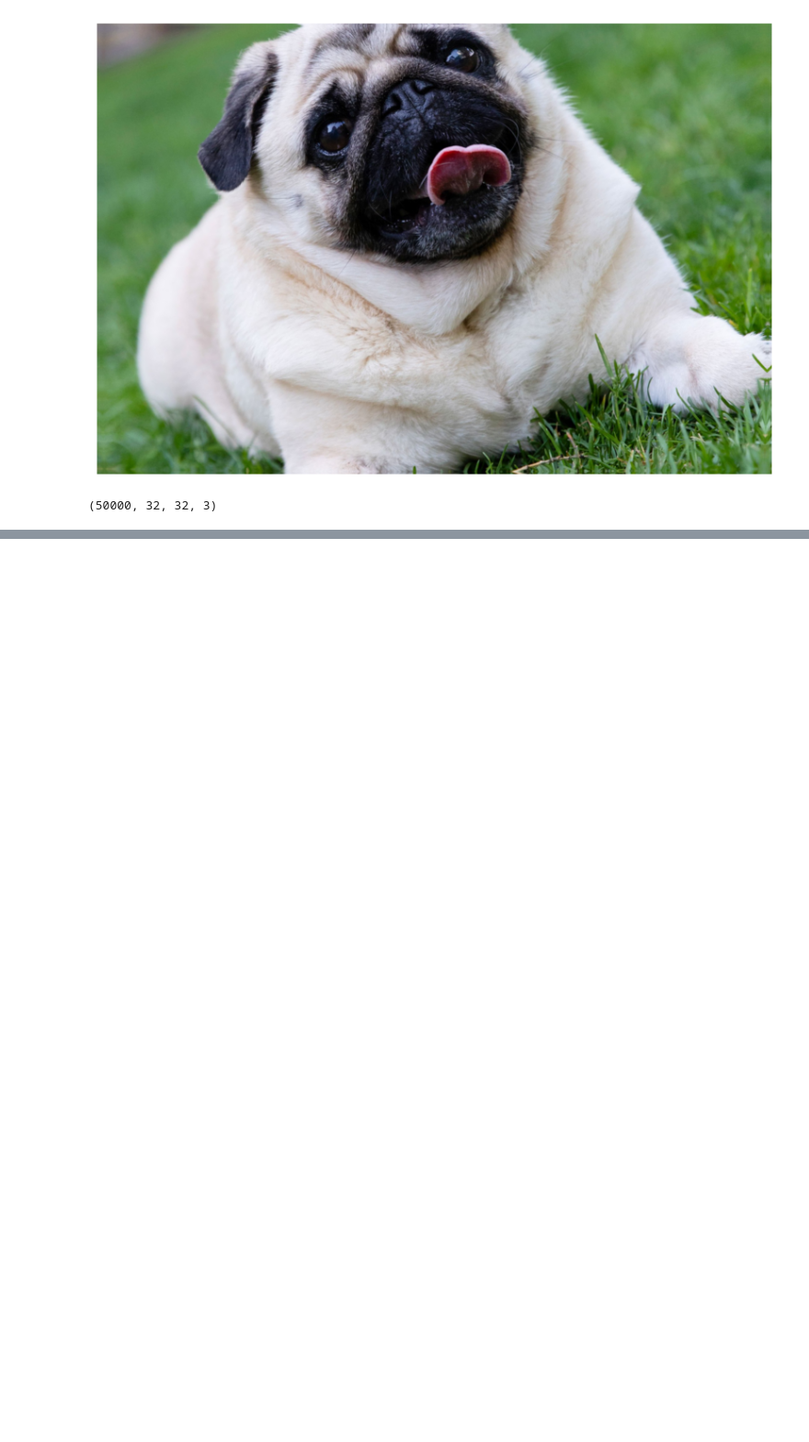
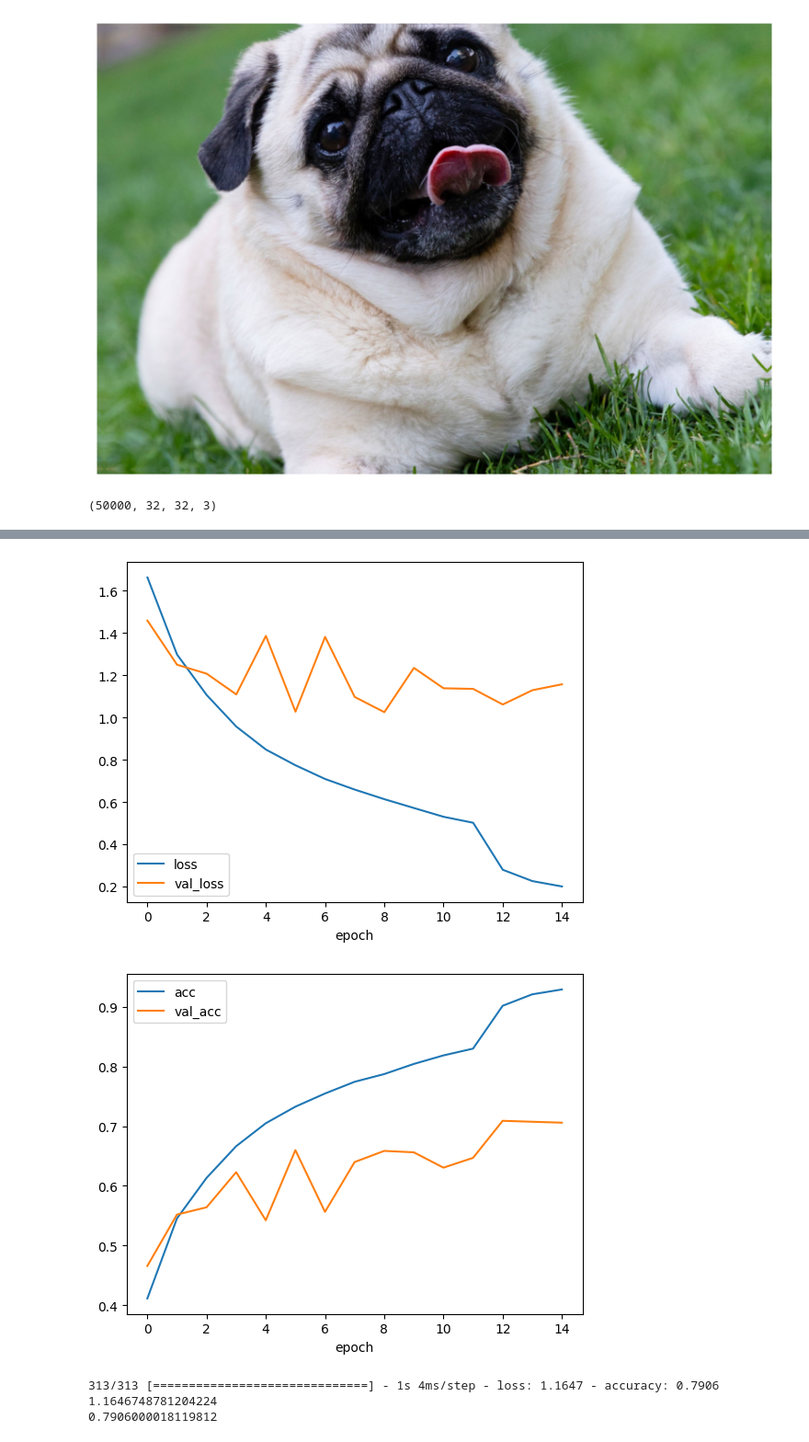
Before and after one commit to Beebruna/Data_Science_Training, a Jupyter notebook: cifar10_cnn.ipynb, the cells around one changed output, grey strips where cells are left out. Shown at 92% size. Drawn from its saved outputs; the diff is of its cells as text; code cells hidden in the pictures; blank space fills up the shorter version.

```diff
--- a/cifar10_cnn.ipynb
+++ b/cifar10_cnn.ipynb
@@ -337,0 +339,4 @@ visualize(images_aug[2])
+# %%
+train_images, X_val, train_labels, y_val = train_test_split(
+    train_images, train_labels, test_size=0.2
+)
@@ -337,0 +345,4 @@ visualize(images_aug[2])
+# %%
+for i in range(2):
+    train_images = np.vstack((train_images, seq.augment_images(train_images[:40000])))
+    train_labels = np.vstack((train_labels, train_labels[:40000]))
@@ -337,0 +355,13 @@ visualize(images_aug[2])
+# %%
+model = def_model()
+meus_callbacks = [
+    keras.callbacks.EarlyStopping(patience=6),
+    keras.callbacks.ReduceLROnPlateau(monitor='val_loss', factor=0.1, patience=3, min_lr=0.0001),
+    keras.callbacks.ModelCheckpoint(
+        save_best_only = True,
+        filepath='best_model.h5') # persiste o modelo
+]
+
+tf.random.set_seed(42)
+
+history = model.fit(train_images, train_labels, epochs=15, validation_split=0.2, callbacks=meus_callbacks)
@@ -337,0 +386,9 @@ visualize(images_aug[2])
+# %%
+plot_history(history)
+print_eval(test_images, test_labels)
+# %% [output]
+[figure, added]
+[figure, added]
+313/313 [==============================] - 1s 4ms/step - loss: 1.1647 - accuracy: 0.7906
+1.1646748781204224
+0.7906000018119812
```
Also changed, not shown: parts of 6 cells of this notebook.
